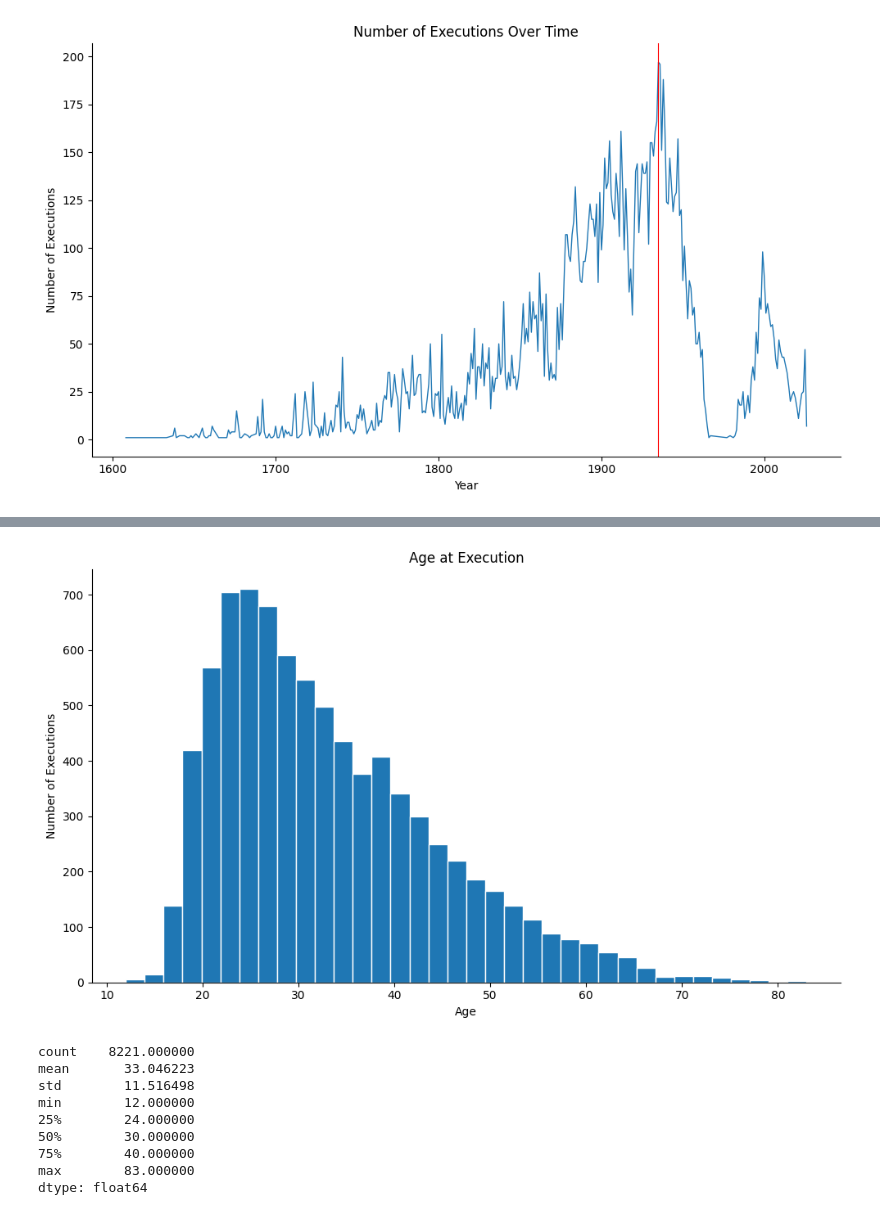
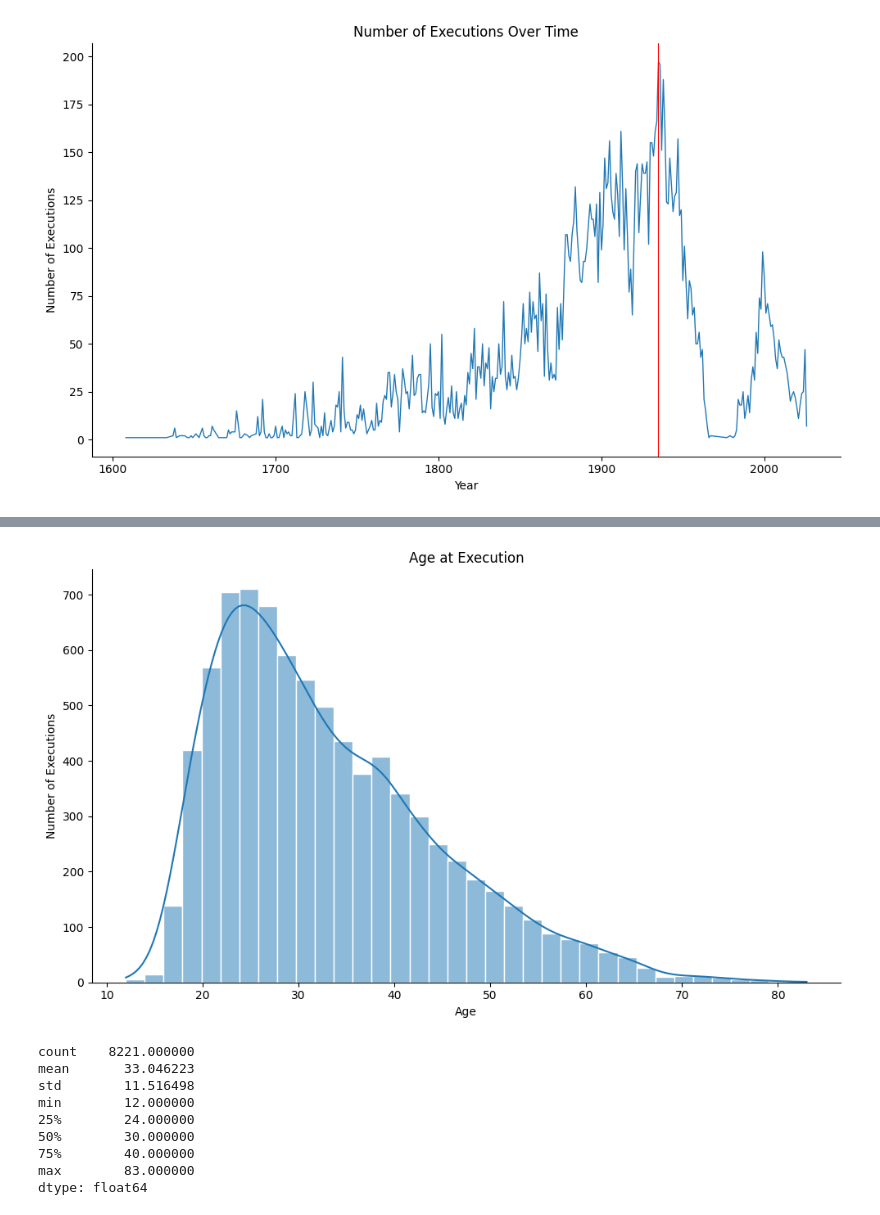
Before and after one commit to max-reevage/us-execution-trends-exploration, a Jupyter notebook: notebooks/combined_execution_data.ipynb, the cells around one changed output, grey strips where cells are left out. Saved outputs shown, nothing was run; the diff lists cells and outputs as text; code cells hidden in the pictures.

Commit message:
Added visuals, moved old plots to archive, added SQL queries.

```diff
--- a/notebooks/combined_execution_data.ipynb
+++ b/notebooks/combined_execution_data.ipynb
@@ -552,17 +628,18 @@ df_h_age_clean.head()
 # %%
 age_combined = pd.concat([df_h_age_clean['age'], df_m['Age']])
 
 plt.figure(figsize=(10,6))
-plt.hist(
+sns.histplot(
     age_combined,
     edgecolor = "white",
-    bins = 36
+    bins = 36,
+    kde=True
 )
 
 viz_format(title='Age at Execution', xlabel='Age', ylabel='Number of Executions')
 plt.show()
 # %% [output]
-[figure, old version]
+[figure, new version]
 # %%
 age_combined.describe()
 # %% [output]
```
Also changed, not shown: parts of 14 cells of this notebook, 13 other files.
